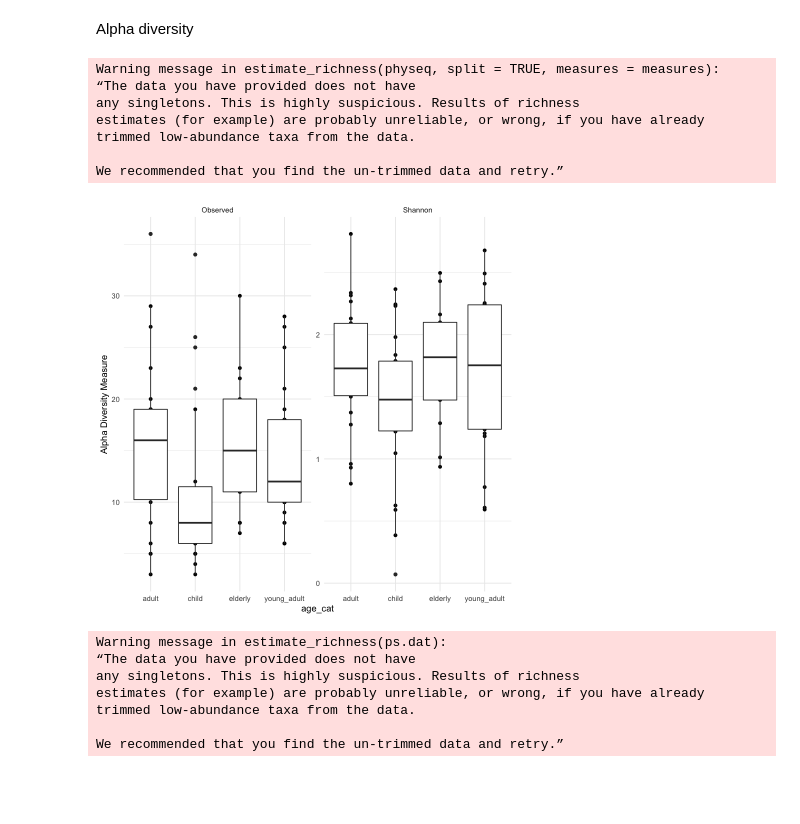
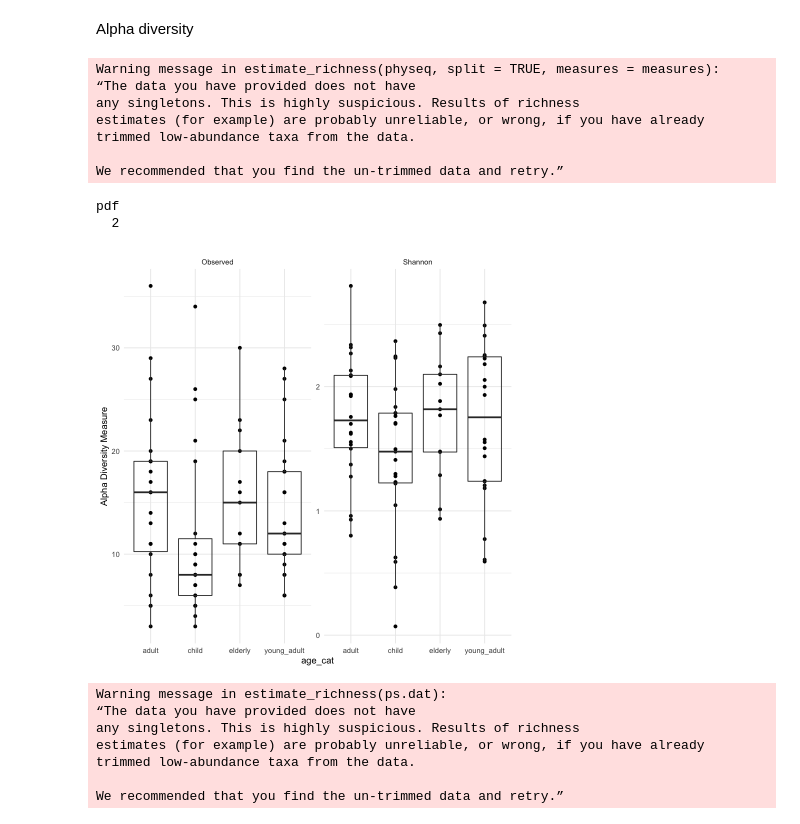
Before and after one commit to aemann01/burkina_faso_its, a Jupyter notebook: 03-euk_analyses/euk_analyses.ipynb, the cells around one changed output. Cells and saved outputs as stored; diff of their text form; code cells hidden in the pictures; blank space fills up the shorter version.

```diff
--- a/03-euk_analyses/euk_analyses.ipynb
+++ b/03-euk_analyses/euk_analyses.ipynb
@@ -244,16 +218,22 @@ sample_data() Sample Data:       [ 80 samples by 59 sample variables ]
 # %% [markdown]
 Alpha diversity
 # %%
-plot_richness(ps.dat, x="age_cat", measures=c("Observed", "Shannon")) + geom_boxplot() + theme_minimal()
+adiv_age <- plot_richness(ps.dat, x="age_cat", measures=c("Observed", "Shannon")) + geom_boxplot(alpha=0.0) + theme_minimal()
+adiv_age
+pdf("adiv_age.pdf")
+adiv_age
+dev.off()
 # %% [output]
 Warning message in estimate_richness(physeq, split = TRUE, measures = measures):
 “The data you have provided does not have
 any singletons. This is highly suspicious. Results of richness
 estimates (for example) are probably unreliable, or wrong, if you have already
 trimmed low-abundance taxa from the data.
 
 We recommended that you find the un-trimmed data and retry.”
+pdf
+  2
-[figure, old version]
+[figure, new version]
 # %%
 rich <- estimate_richness(ps.dat)
 head(rich)
```
Also changed, not shown: parts of 5 cells of this notebook, 2 other files.
